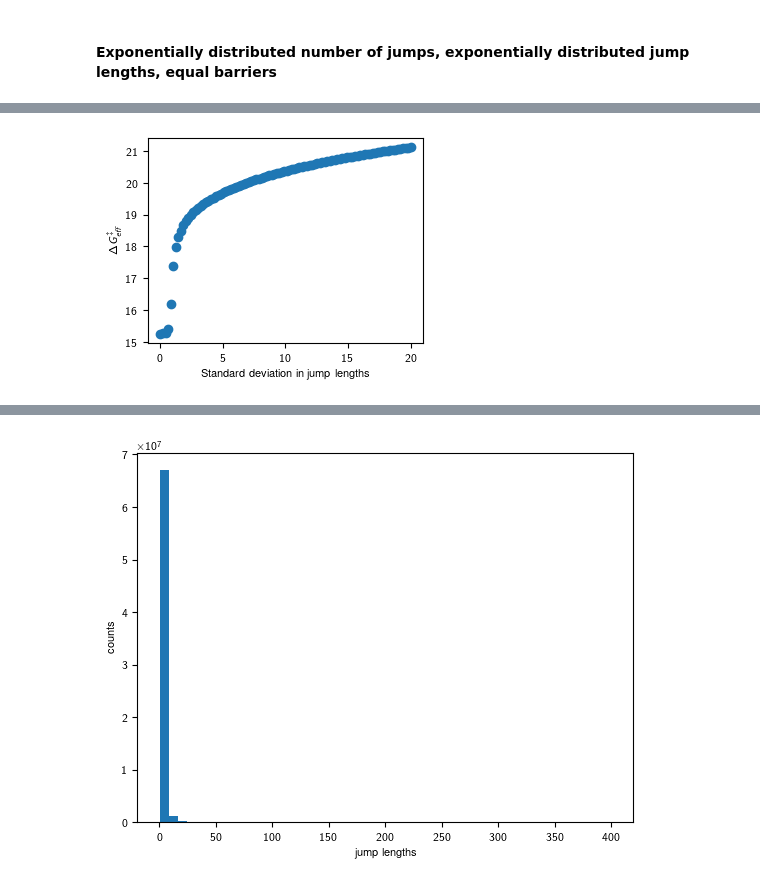
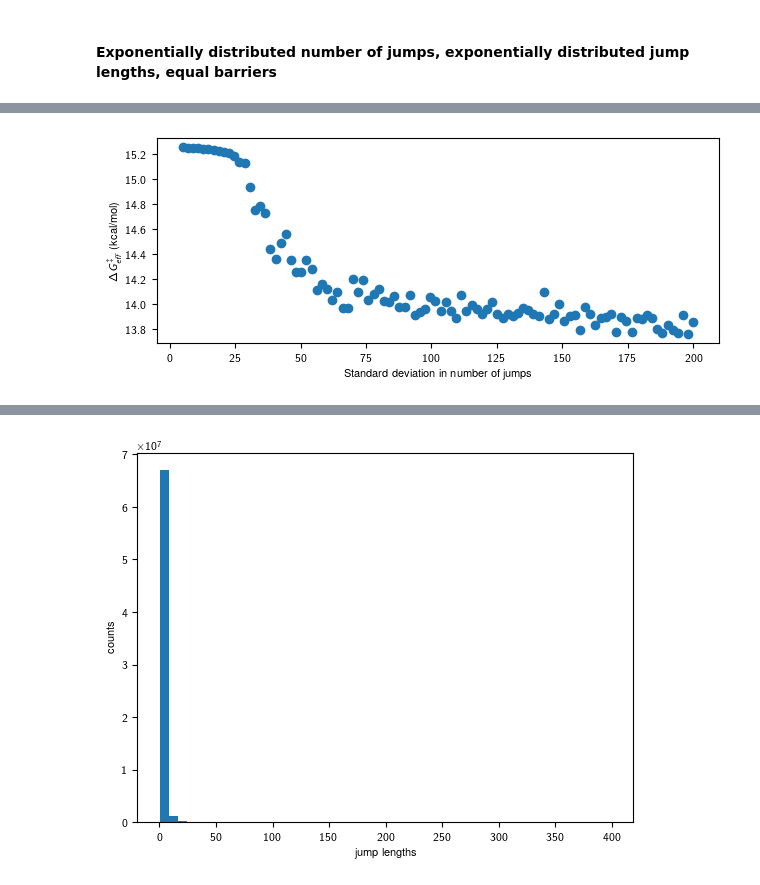
Before and after one commit to schwinns/eyring_model, a Jupyter notebook: jump_distribution_analysis.ipynb, the cells around one changed output, grey strips where cells are left out. Drawn from its saved outputs; the diff is of its cells as text; code cells hidden in the pictures.

Commit message:
clean up the figures directory and generate final SI jump effects figures

```diff
--- a/jump_distribution_analysis.ipynb
+++ b/jump_distribution_analysis.ipynb
@@ -562,9 +507,9 @@ for i,ls in enumerate(len_sigs):
 # %%
-fig, ax = plt.subplots(1,1, figsize=(3.55,2.6625))
-plt.scatter(len_sigs, len_dG)
-plt.ylabel('$\Delta G_{eff}^{\ddag}$')
-plt.xlabel('Standard deviation in jump lengths')
-# plt.yticks(np.arange(15,20.5,0.5))
-plt.savefig('figs/jump_length_variance.pdf')
+num_sigs = np.linspace(5, 200, 100)
+fig, ax = plt.subplots(1,1, figsize=(7.25,2.6625))
+plt.scatter(num_sigs, num_dG)
+plt.ylabel('$\Delta G_{eff}^{\ddag}$ (kcal/mol)')
+plt.xlabel('Standard deviation in number of jumps')
+plt.savefig('figs/jump_number_variance.pdf')
 # %% [output]
-[figure, old version]
+[figure, new version]
```
Also changed, not shown: parts of 50 cells of this notebook, 27 other files.
